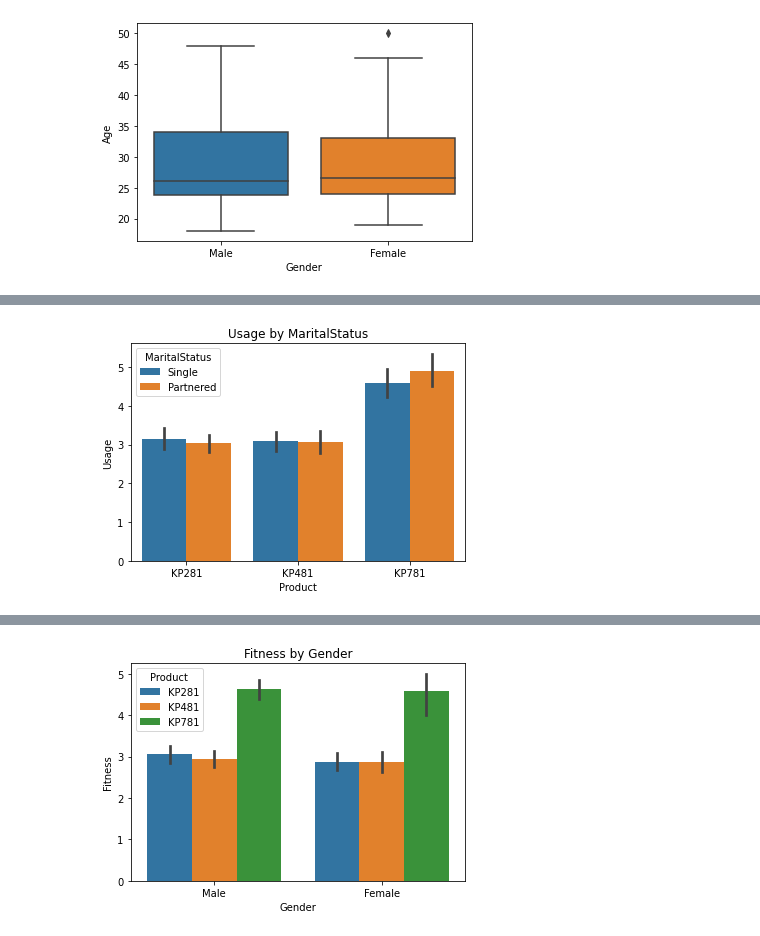
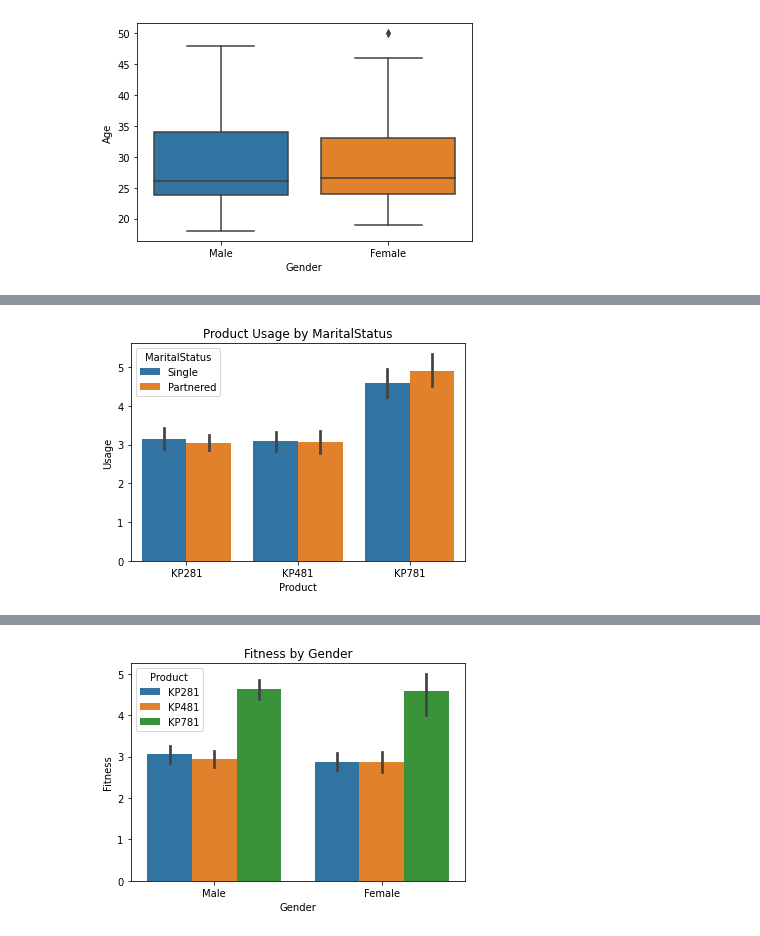
Before and after one commit to pkmariya/Python, a Jupyter notebook: AerofitCaseStudy_Mariya_DSMLJune22.ipynb, the cells around one changed output, grey strips where cells are left out. Drawn from its saved outputs; the diff is of its cells as text; code cells hidden in the pictures.

```diff
--- a/AerofitCaseStudy_Mariya_DSMLJune22.ipynb
+++ b/AerofitCaseStudy_Mariya_DSMLJune22.ipynb
@@ -593,7 +606,7 @@ plt.show()
 # %%
 # Usage based on Marital Status
 sns.barplot(data=aero_df, x='Product', y='Usage', hue='MaritalStatus')
-plt.title("Usage by MaritalStatus")
+plt.title("Product Usage by MaritalStatus")
 plt.show()
 # %% [output]
-[figure, old version]
+[figure, new version]
```
Also changed, not shown: parts of 21 cells of this notebook.
